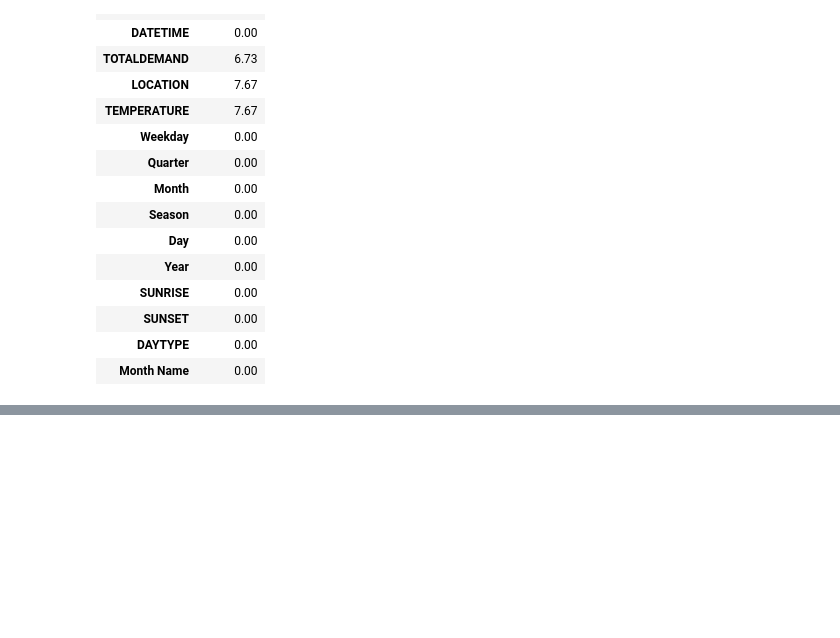
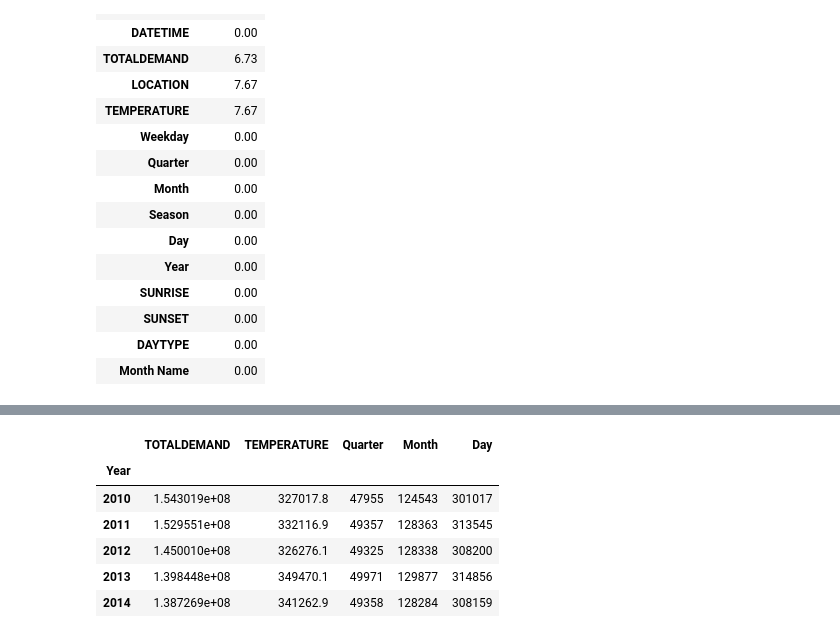
Before and after one commit to the-rahul-kumar/UNSW-Group-C-Project, a Jupyter notebook: Rahul-Workings/EDA.ipynb, the cells around one changed output, grey strips where cells are left out. Cells and saved outputs as stored; diff of their text form; code cells hidden in the pictures; blank space fills up the shorter version.

```diff
--- a/Rahul-Workings/EDA.ipynb
+++ b/Rahul-Workings/EDA.ipynb
@@ -224,0 +223,11 @@ plt.show()
+# %%
+nsw_yearly_demand = nsw_df.groupby(['Year']).sum()
+nsw_yearly_demand.head()
+# %% [output]
+|  | TOTALDEMAND | TEMPERATURE | Quarter | Month | Day |
+| Year |  |  |  |  |  |
+| 2010 | 1.543019e+08 | 327017.8 | 47955 | 124543 | 301017 |
+| 2011 | 1.529551e+08 | 332116.9 | 49357 | 128363 | 313545 |
+| 2012 | 1.450010e+08 | 326276.1 | 49325 | 128338 | 308200 |
+| 2013 | 1.398448e+08 | 349470.1 | 49971 | 129877 | 314856 |
+| 2014 | 1.387269e+08 | 341262.9 | 49358 | 128284 | 308159 |
```
Also changed, not shown: parts of 10 cells of this notebook.
